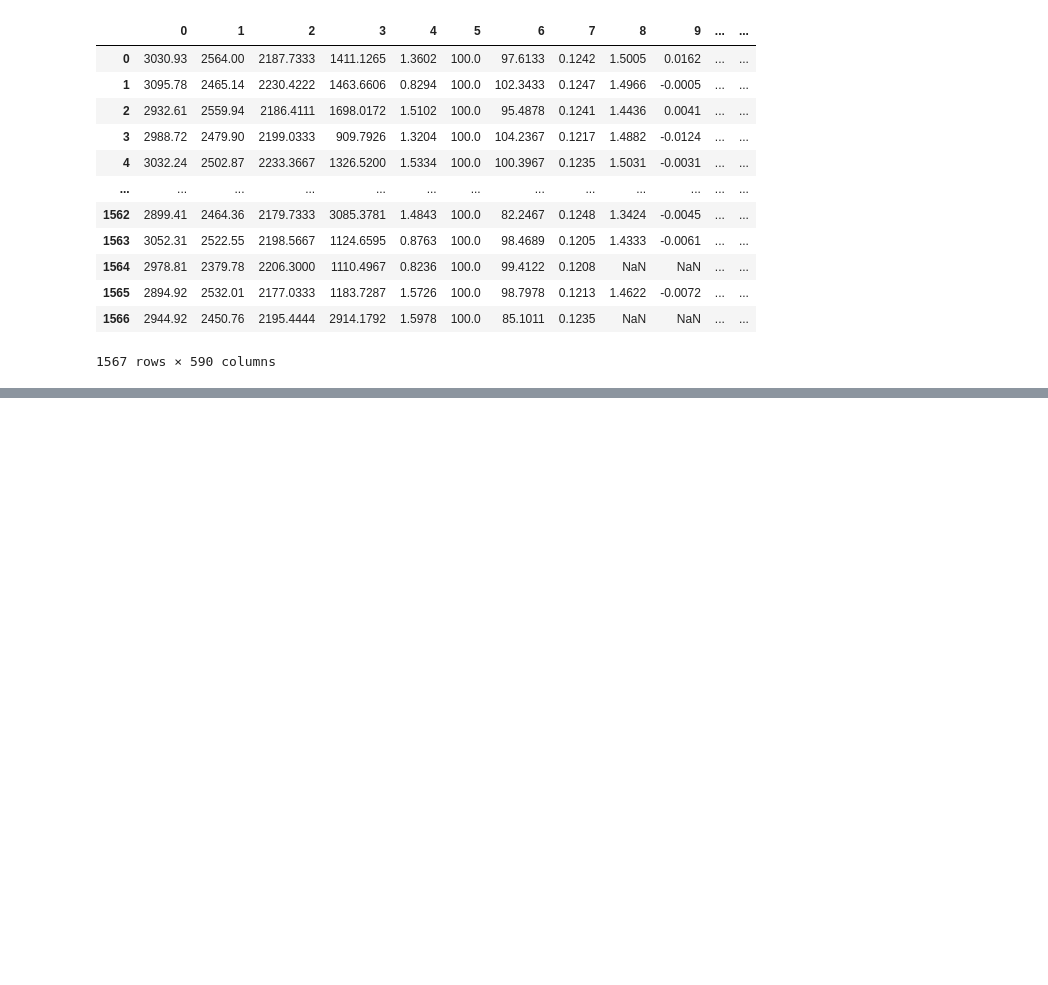
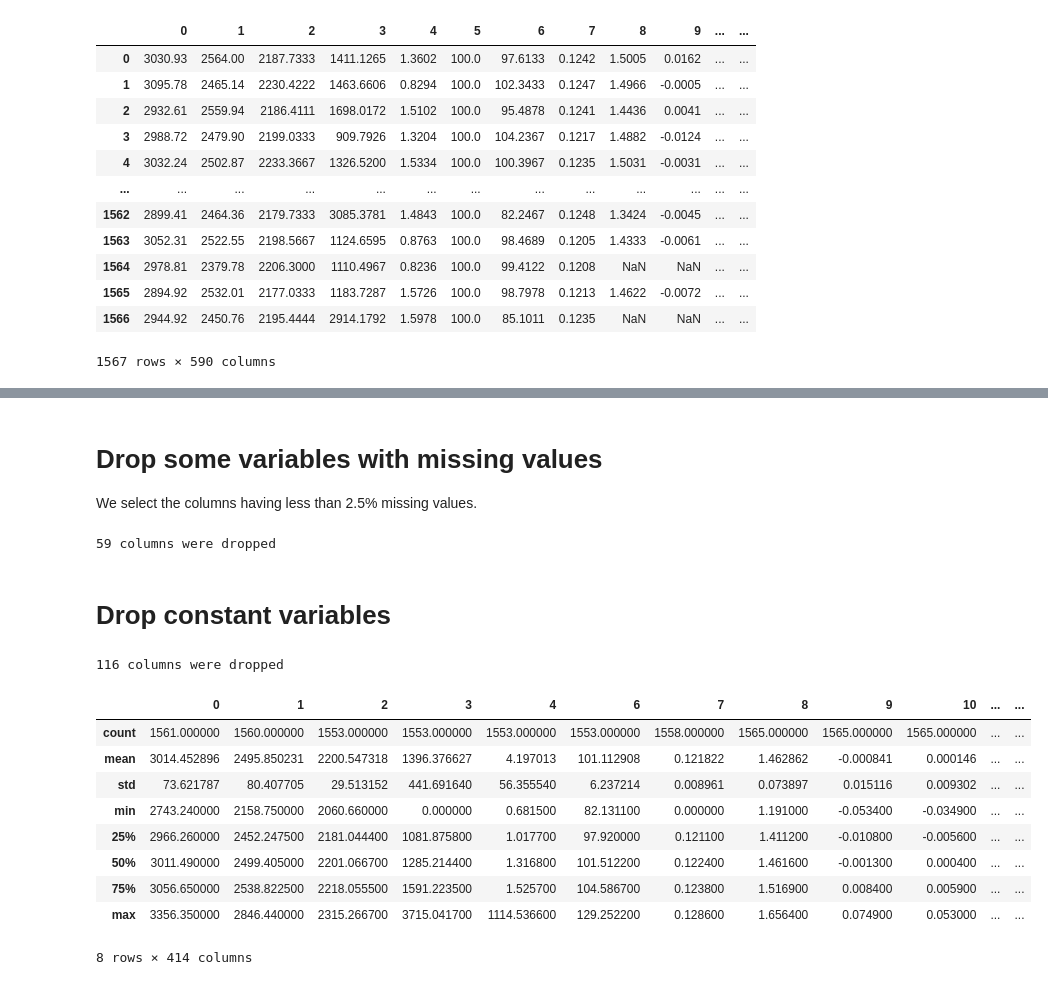
Before and after one commit to Minsyk/SECOM_Project, a Jupyter notebook: initial_analysis_python.ipynb, the cells around one changed output, grey strips where cells are left out. Drawn from its saved outputs; the diff is of its cells as text; code cells hidden in the pictures; blank space fills up the shorter version.

```diff
--- a/initial_analysis_python.ipynb
+++ b/initial_analysis_python.ipynb
@@ -63,0 +200,4 @@ concat_df.describe()
+# %% [markdown]
+# Drop some variables with missing values
+
+We select the columns having less than 2.5% missing values.
@@ -63,0 +208,25 @@ concat_df.describe()
+# %%
+print("{} columns were dropped".format(concat_df.shape[1] - concat_df_missings_dropped.shape[1]))
+# %% [output]
+59 columns were dropped
+# %% [markdown]
+# Drop constant variables
+# %%
+unique_series = missings_dropped.nunique()
+constants_dropped = missings_dropped[unique_series[unique_series != 1].index]
+print("{} columns were dropped".format(missings_dropped.shape[1] - constants_dropped.shape[1]))
+# %% [output]
+116 columns were dropped
+# %%
+constants_dropped.describe()
+# %% [output]
+|  | 0 | 1 | 2 | 3 | 4 | 6 | 7 | 8 | 9 | 10 | ... | ... |
+| count | 1561.000000 | 1560.000000 | 1553.000000 | 1553.000000 | 1553.000000 | 1553.000000 | 1558.000000 | 1565.000000 | 1565.000000 | 1565.000000 | ... | ... |
+| mean | 3014.452896 | 2495.850231 | 2200.547318 | 1396.376627 | 4.197013 | 101.112908 | 0.121822 | 1.462862 | -0.000841 | 0.000146 | ... | ... |
+| std | 73.621787 | 80.407705 | 29.513152 | 441.691640 | 56.355540 | 6.237214 | 0.008961 | 0.073897 | 0.015116 | 0.009302 | ... | ... |
+| min | 2743.240000 | 2158.750000 | 2060.660000 | 0.000000 | 0.681500 | 82.131100 | 0.000000 | 1.191000 | -0.053400 | -0.034900 | ... | ... |
+| 25% | 2966.260000 | 2452.247500 | 2181.044400 | 1081.875800 | 1.017700 | 97.920000 | 0.121100 | 1.411200 | -0.010800 | -0.005600 | ... | ... |
+| 50% | 3011.490000 | 2499.405000 | 2201.066700 | 1285.214400 | 1.316800 | 101.512200 | 0.122400 | 1.461600 | -0.001300 | 0.000400 | ... | ... |
+| 75% | 3056.650000 | 2538.822500 | 2218.055500 | 1591.223500 | 1.525700 | 104.586700 | 0.123800 | 1.516900 | 0.008400 | 0.005900 | ... | ... |
+| max | 3356.350000 | 2846.440000 | 2315.266700 | 3715.041700 | 1114.536600 | 129.252200 | 0.128600 | 1.656400 | 0.074900 | 0.053000 | ... | ... |
+8 rows × 414 columns
```
Also changed, not shown: parts of 50 cells of this notebook.
